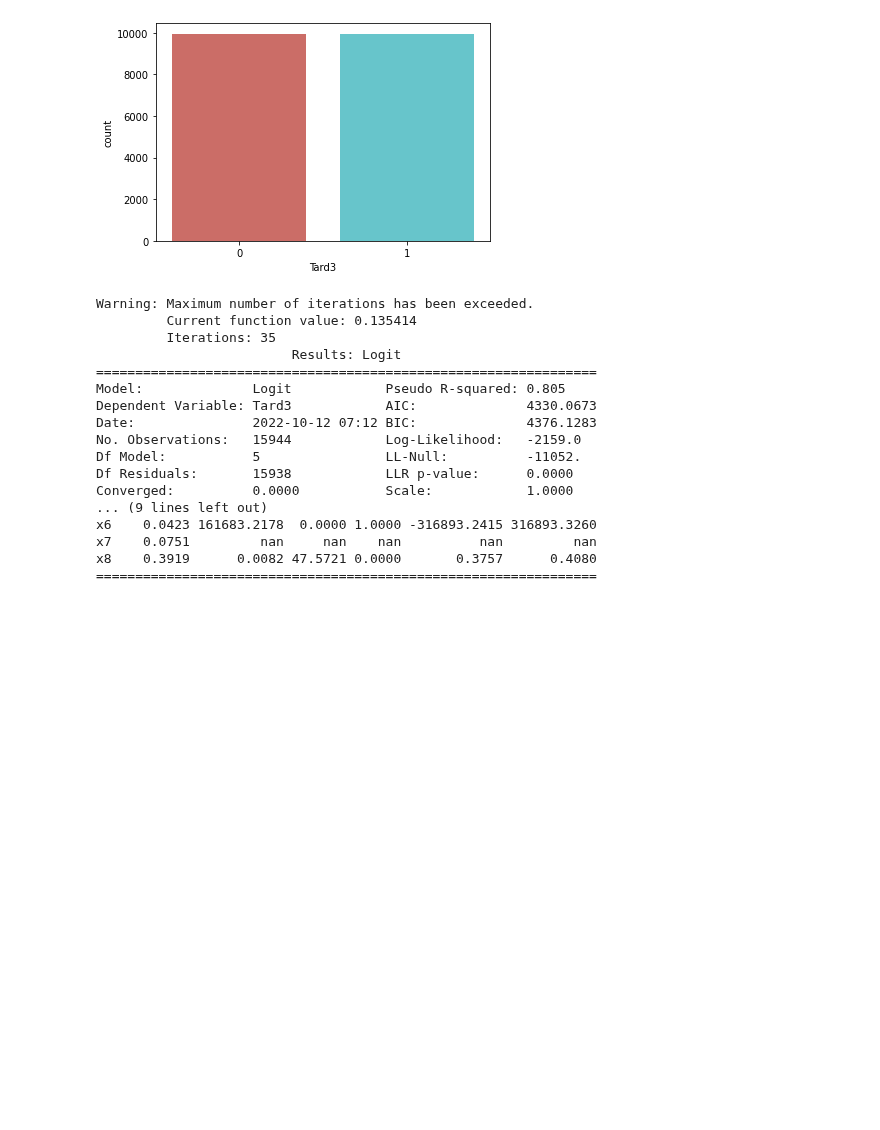
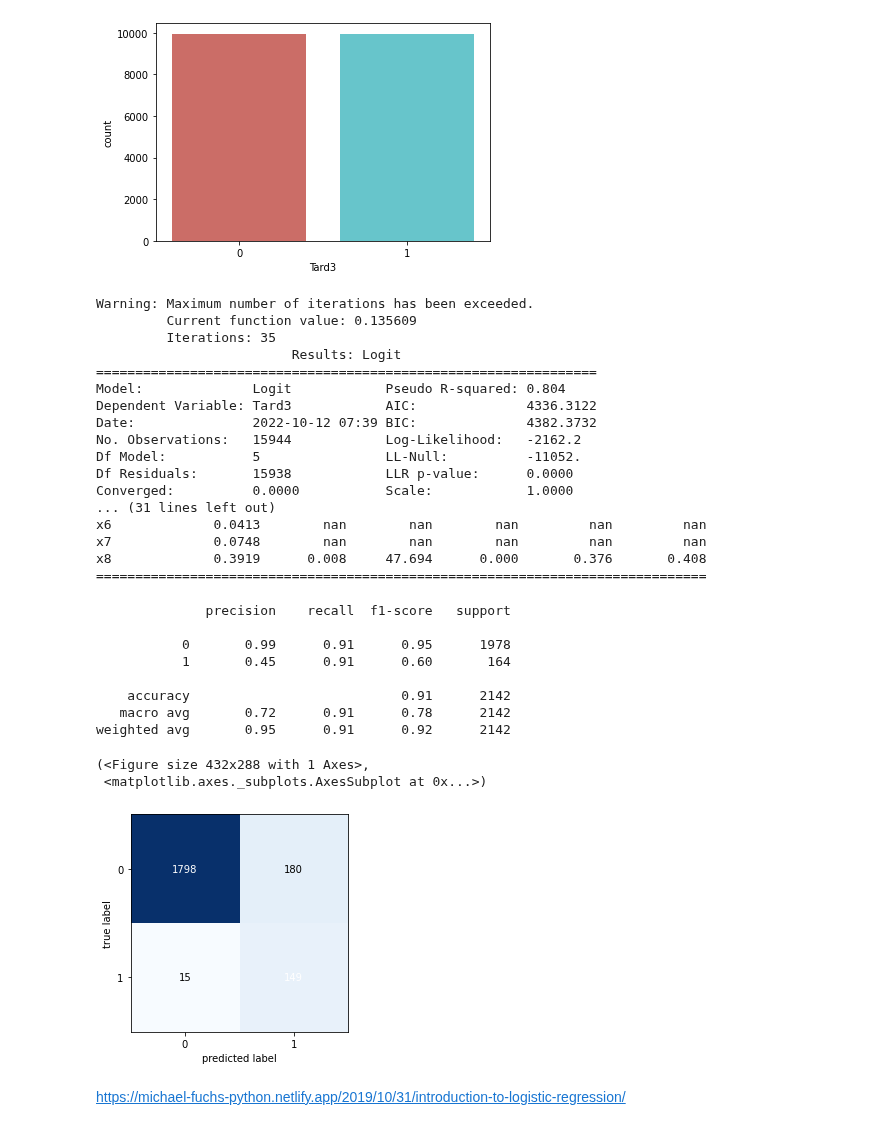
Before and after one commit to JMML2021/Entrega-projecte-final, a Jupyter notebook: utilitzar_loggistic_regression_per_mirar_els_coeficients_.ipynb, the cells around one changed output. Drawn from its saved outputs; the diff is of its cells as text; code cells hidden in the pictures; blank space fills up the shorter version.

```diff
--- a/utilitzar_loggistic_regression_per_mirar_els_coeficients_.ipynb
+++ b/utilitzar_loggistic_regression_per_mirar_els_coeficients_.ipynb
@@ -578,6 +578,9 @@ plt.show()
 Counter({'Tard3': 1})
 [figure]
 # %%
+#@title Balancejan despres el X_train i el y_train
+
+
 datos_x= df2.loc[:, ['Puntualidad1', 'Puntualidad2',
         'E_Despegue','E_Despegue2','E_Despegue3',
         'E_Duracion_Vuelo','E_Duracion_Vuelo2','E_Duracion_Vuelo3',]].values
@@ -598,21 +601,41 @@ X_over, y_over = oversample.fit_resample(X_train, y_train)
 logit_model=sm.Logit( y_over, X_over)
 result=logit_model.fit()
 print(result.summary2())
+print(result.summary())
 # %% [output]
 Warning: Maximum number of iterations has been exceeded.
-         Current function value: 0.135414
+         Current function value: 0.135609
          Iterations: 35
                          Results: Logit
 ================================================================
-Model:              Logit            Pseudo R-squared: 0.805
-Dependent Variable: Tard3            AIC:              4330.0673
-Date:               2022-10-12 07:12 BIC:              4376.1283
-No. Observations:   15944            Log-Likelihood:   -2159.0
+Model:              Logit            Pseudo R-squared: 0.804
+Dependent Variable: Tard3            AIC:              4336.3122
+Date:               2022-10-12 07:39 BIC:              4382.3732
+No. Observations:   15944            Log-Likelihood:   -2162.2
 Df Model:           5                LL-Null:          -11052.
 Df Residuals:       15938            LLR p-value:      0.0000
 Converged:          0.0000           Scale:            1.0000
-... (9 lines left out)
-x6    0.0423 161683.2178  0.0000 1.0000 -316893.2415 316893.3260
-x7    0.0751         nan     nan    nan          nan         nan
-x8    0.3919      0.0082 47.5721 0.0000       0.3757      0.4080
-================================================================
+... (31 lines left out)
+x6             0.0413        nan        nan        nan         nan         nan
+x7             0.0748        nan        nan        nan         nan         nan
+x8             0.3919      0.008     47.694      0.000       0.376       0.408
+==============================================================================
+# %%
+prediction = list(map(round, y_pred))
+prediction
+print(classification_report(y_test, prediction))
+plot_confusion_matrix(confusion_matrix(y_test, prediction))
+# %% [output]
+              precision    recall  f1-score   support
+
+           0       0.99      0.91      0.95      1978
+           1       0.45      0.91      0.60       164
+
+    accuracy                           0.91      2142
+   macro avg       0.72      0.91      0.78      2142
+weighted avg       0.95      0.91      0.92      2142
+(<Figure size 432x288 with 1 Axes>,
+ <matplotlib.axes._subplots.AxesSubplot at 0x...>)
+[figure, added]
+# %% [markdown]
+https://michael-fuchs-python.netlify.app/2019/10/31/introduction-to-logistic-regression/
```
